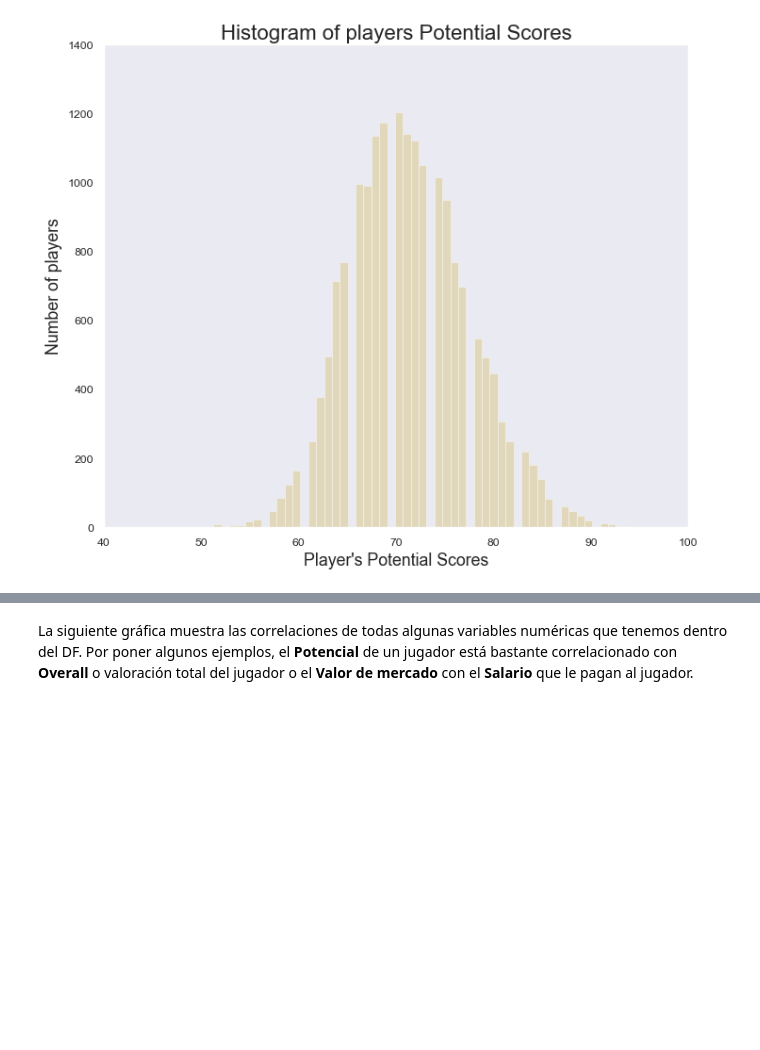
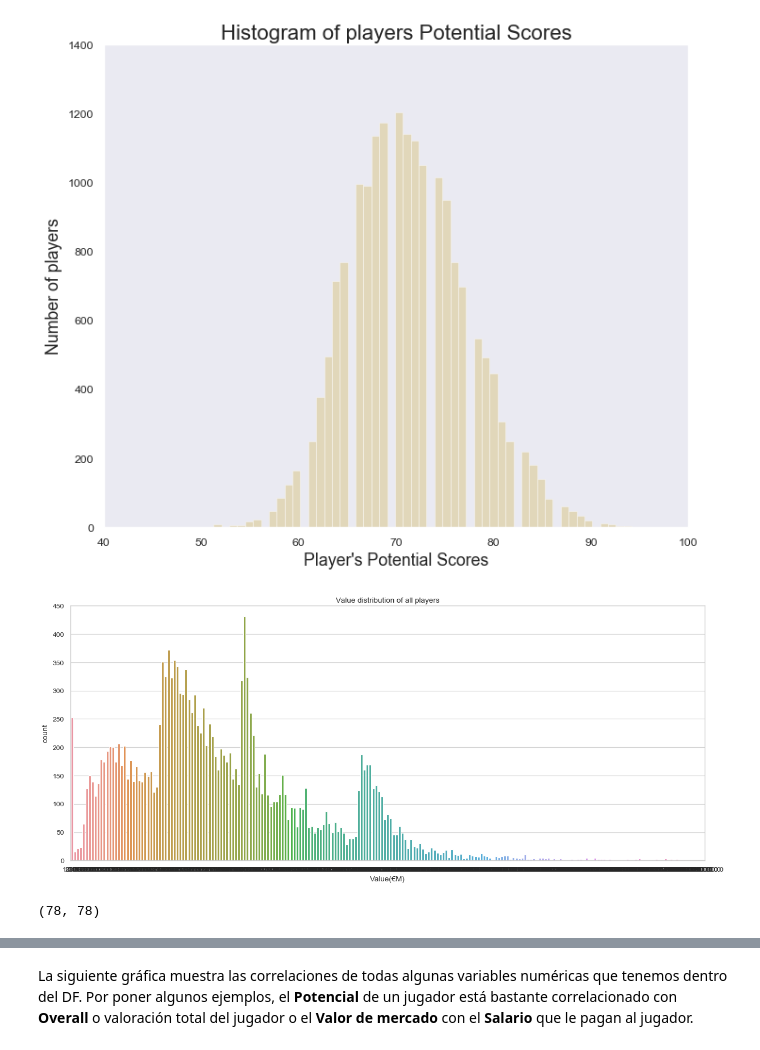
Before and after one commit to JMCass/datamex1019, a Jupyter notebook: final-project/main.ipynb, the cells around one changed output, grey strips where cells are left out. Saved outputs shown, nothing was run; the diff lists cells and outputs as text; code cells hidden in the pictures; blank space fills up the shorter version.

```diff
--- a/final-project/main.ipynb
+++ b/final-project/main.ipynb
@@ -517,3 +536,16 @@ ax.set_title(label = 'Histogram of players Potential Scores', fontsize = 20)
 plt.show()
 # %% [output]
 [figure]
+# %%
+plt.figure(1, figsize=(18, 7))
+sns.set(style="whitegrid")
+sns.countplot( x= 'Value(€M)', data=fifadb)
+plt.title('Value distribution of all players')
+plt.show()
+# %% [output]
+[figure, added]
+# %%
+corr_matrix = fifadb.corr()
+corr_matrix.shape
+# %% [output]
+(78, 78)
```
Also changed, not shown: parts of 41 cells of this notebook, 4 other files.
